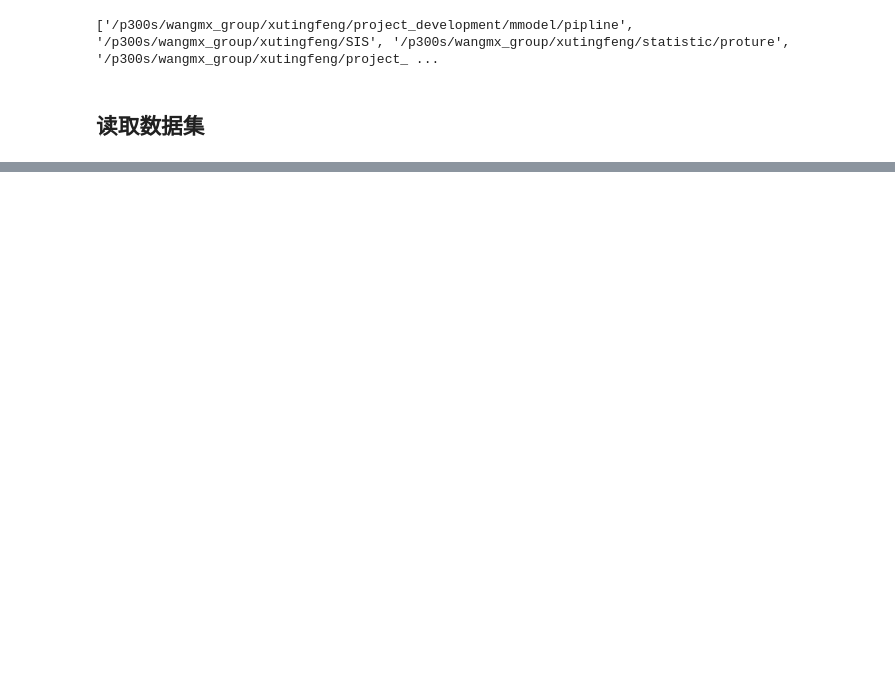
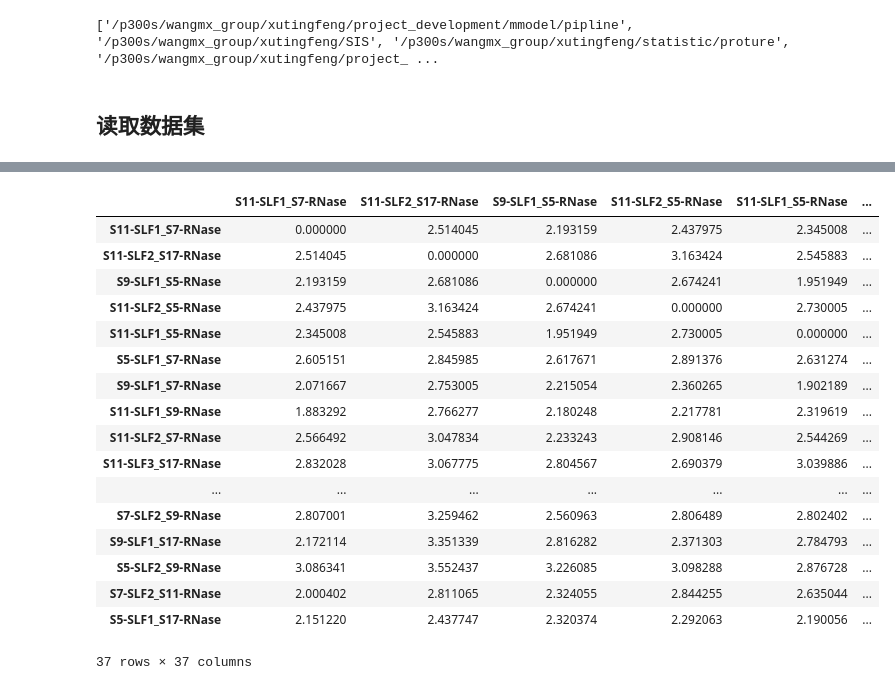
Before and after one commit to 1511878618/mmodel, a Jupyter notebook: pipline/contra.ipynb, the cells around one changed output, grey strips where cells are left out. Saved outputs shown, nothing was run; the diff lists cells and outputs as text; code cells hidden in the pictures; blank space fills up the shorter version.

```diff
--- a/pipline/contra.ipynb
+++ b/pipline/contra.ipynb
@@ -41,0 +291,23 @@ label_name_dict
+# %%
+dist_map = get_dist_map(label_name_dict, esm_emb, device, dtype,model=model)
+# %%
+pd.DataFrame(dist_map)
+# %% [output]
+|  | S11-SLF1_S7-RNase | S11-SLF2_S17-RNase | S9-SLF1_S5-RNase | S11-SLF2_S5-RNase | S11-SLF1_S5-RNase | ... |
+| S11-SLF1_S7-RNase | 0.000000 | 2.514045 | 2.193159 | 2.437975 | 2.345008 | ... |
+| S11-SLF2_S17-RNase | 2.514045 | 0.000000 | 2.681086 | 3.163424 | 2.545883 | ... |
+| S9-SLF1_S5-RNase | 2.193159 | 2.681086 | 0.000000 | 2.674241 | 1.951949 | ... |
+| S11-SLF2_S5-RNase | 2.437975 | 3.163424 | 2.674241 | 0.000000 | 2.730005 | ... |
+| S11-SLF1_S5-RNase | 2.345008 | 2.545883 | 1.951949 | 2.730005 | 0.000000 | ... |
+| S5-SLF1_S7-RNase | 2.605151 | 2.845985 | 2.617671 | 2.891376 | 2.631274 | ... |
+| S9-SLF1_S7-RNase | 2.071667 | 2.753005 | 2.215054 | 2.360265 | 1.902189 | ... |
+| S11-SLF1_S9-RNase | 1.883292 | 2.766277 | 2.180248 | 2.217781 | 2.319619 | ... |
+| S11-SLF2_S7-RNase | 2.566492 | 3.047834 | 2.233243 | 2.908146 | 2.544269 | ... |
+| S11-SLF3_S17-RNase | 2.832028 | 3.067775 | 2.804567 | 2.690379 | 3.039886 | ... |
+| ... | ... | ... | ... | ... | ... | ... |
+| S7-SLF2_S9-RNase | 2.807001 | 3.259462 | 2.560963 | 2.806489 | 2.802402 | ... |
+| S9-SLF1_S17-RNase | 2.172114 | 3.351339 | 2.816282 | 2.371303 | 2.784793 | ... |
+| S5-SLF2_S9-RNase | 3.086341 | 3.552437 | 3.226085 | 3.098288 | 2.876728 | ... |
+| S7-SLF2_S11-RNase | 2.000402 | 2.811065 | 2.324055 | 2.844255 | 2.635044 | ... |
+| S5-SLF1_S17-RNase | 2.151220 | 2.437747 | 2.320374 | 2.292063 | 2.190056 | ... |
+37 rows × 37 columns
```
Also changed, not shown: parts of 25 cells of this notebook, 10 other files.
